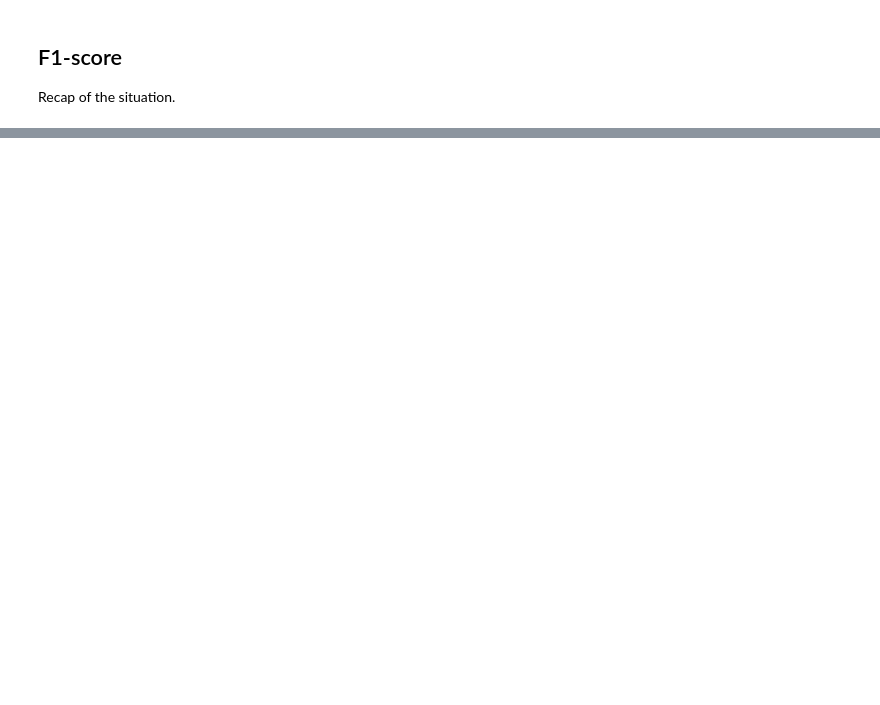
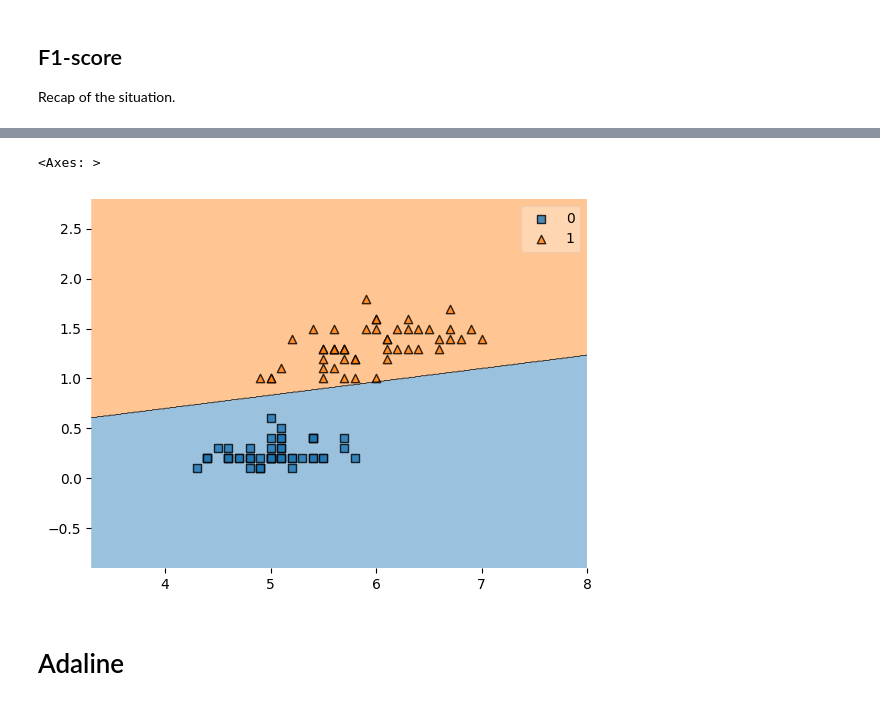
Before and after one commit to SandytheTraveller/ML-course-Labs, a Jupyter notebook: lecture_4.ipynb, the cells around one changed output, grey strips where cells are left out. Drawn from its saved outputs; the diff is of its cells as text; code cells hidden in the pictures; blank space fills up the shorter version.

```diff
--- a/lecture_4.ipynb
+++ b/lecture_4.ipynb
@@ -124,0 +171,8 @@ In the case of KNN we can analyze the impact of the k on the performance of the
+# %%
+fig, ax = plt.subplots()
+plot_decision_regions(X, y, clf=clf_per, ax=ax) # mlextend
+# %% [output]
+<Axes: >
+[figure, added]
+# %% [markdown]
+# Adaline
```
Also changed, not shown: parts of 15 cells of this notebook.
